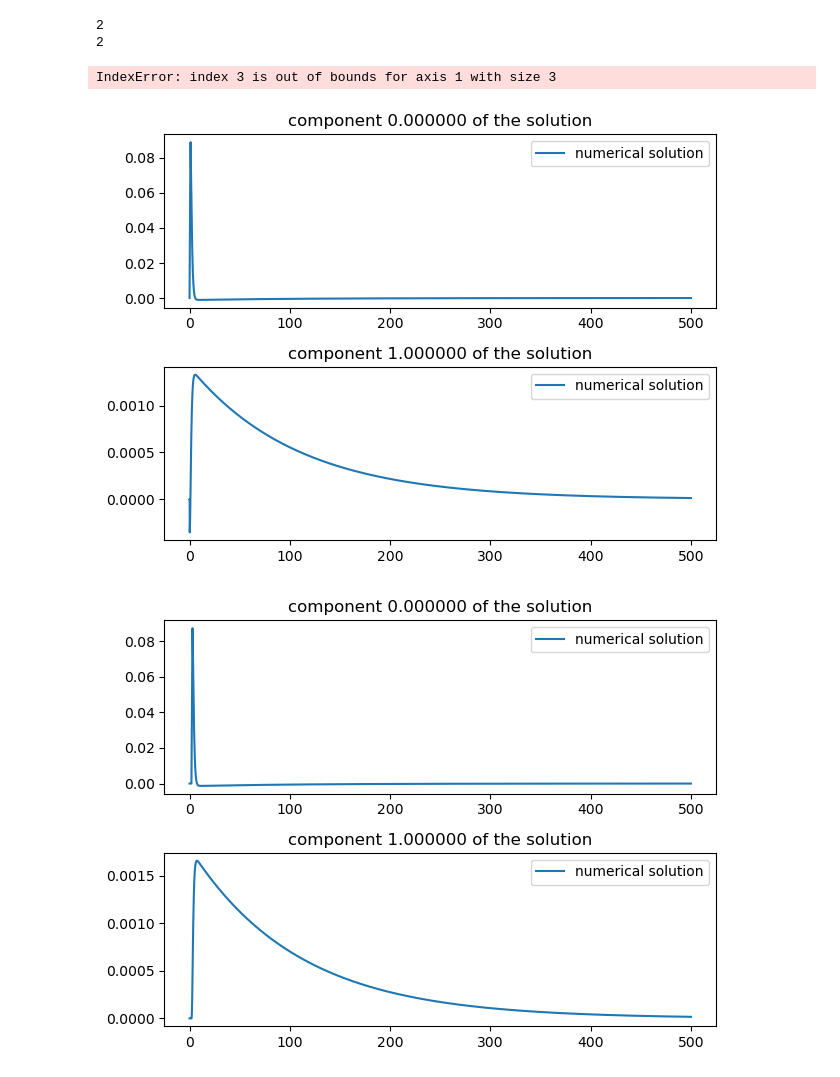
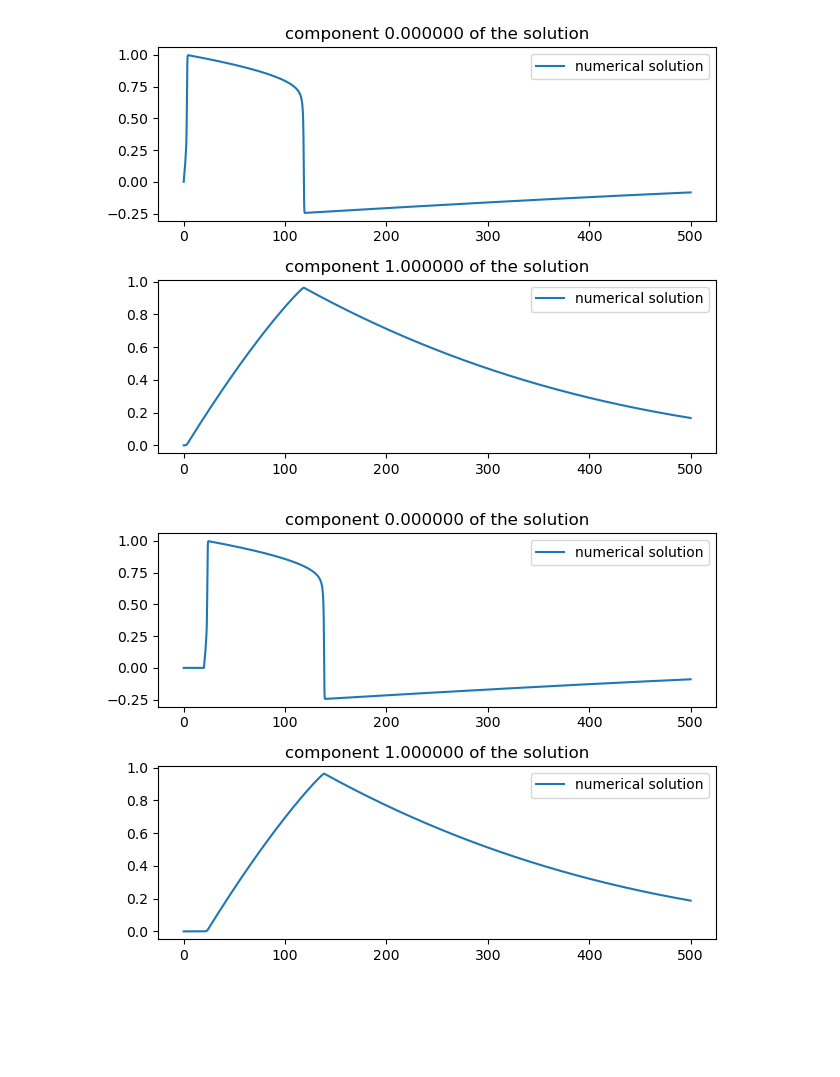
Before and after one commit to ibismanu/PACSproject_LED, a Jupyter notebook: scripts/datagen/mitchell_schaeffer.ipynb, the cells around one changed output. Cells and saved outputs as stored; diff of their text form; code cells hidden in the pictures; blank space fills up the shorter version.

Commit message:
Mitchell Schaeffer bfs

```diff
--- a/scripts/datagen/mitchell_schaeffer.ipynb
+++ b/scripts/datagen/mitchell_schaeffer.ipynb
@@ -23,14 +23,11 @@ alpha = 0.15
 gamma = 0.1
 eps = 0.01
 I = 0.125
-x0 = (1,2)
+x0 = (0,0)
 # %%
-model = Mitchell_Schaeffer(N_sample=1,grid_size=3,solver=ThetaMethod(T=T, dt=dt, u0=u0, eqtype=eqtype),x0=x0, k=k, alpha=alpha, eps=eps, I=I, gamma=gamma)
+model = Mitchell_Schaeffer(N_sample=1,grid_size=2,solver=ThetaMethod(T=T, dt=dt, u0=u0, eqtype=eqtype),x0=x0, k=k, alpha=alpha, eps=eps, I=I, gamma=gamma)
 
 model.GenerateSample()
 # %% [output]
-2
-2
-IndexError: index 3 is out of bounds for axis 1 with size 3
-[figure, old version]
+[figure, new version]
-[figure, old version]
+[figure, new version]
```
Also changed, not shown: parts of 1 cell of this notebook, 2 other files.
